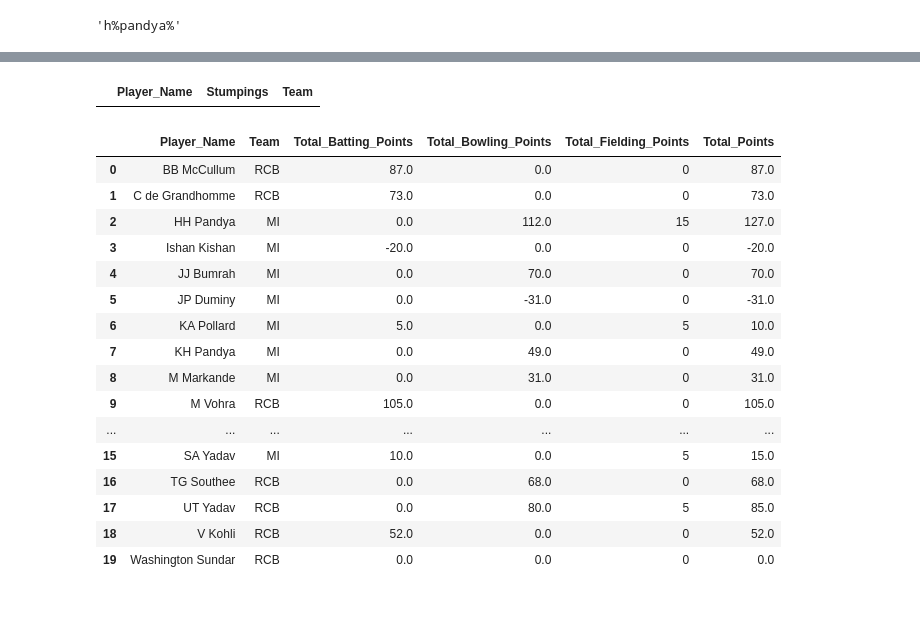
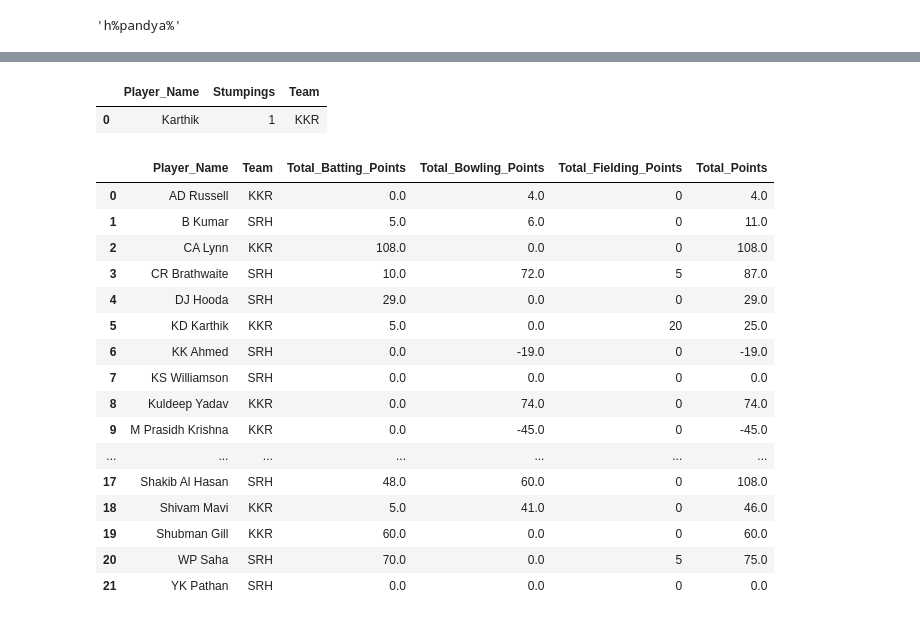
Before and after one commit to deepaksenthilkumar/cricinfo, a Jupyter notebook: Cricinfo.ipynb, the cells around one changed output, grey strips where cells are left out. Saved outputs shown, nothing was run; the diff lists cells and outputs as text; code cells hidden in the pictures.

```diff
--- a/Cricinfo.ipynb
+++ b/Cricinfo.ipynb
@@ -2,11 +2,12 @@
 import xlsxwriter
 import urllib
 from bs4 import BeautifulSoup
-match_link="http://www.espncricinfo.com/series/8048/scorecard/1136591/royal-challengers-bangalore-vs-mumbai-indians-31st-match-ipl"
 #Ensure you update this
-match_no=31
-innings=['RCB','MI']
-man_of_the_match="%Watson%"
-winning_team="MI"
+
+match_link="http://www.espncricinfo.com/series/8048/scorecard/1136619/kolkata-knight-riders-vs-sunrisers-hyderabad-qualifier-2-ipl"
+match_no=59
+innings=['SRH','KKR']
+man_of_the_match="%R%Khan%"
+winning_team="SRH"
 #duck_out_in0ball_players_list=[""]
 #not_out_in_0_players_list=[""]
@@ -111,7 +114,7 @@ final_batting_scorecard.loc[final_batting_scorecard['R'] >=15, 'runs_points'] =f
 
 final_batting_scorecard['runs_bonus_points']=0
 final_batting_scorecard.loc[final_batting_scorecard['R'] >=50, 'runs_bonus_points'] = 25
-final_batting_scorecard.loc[final_batting_scorecard['R'] >=100, 'runs_bonus_points'] = 50
+final_batting_scorecard.loc[final_batting_scorecard['R'] >=100, 'runs_bonus_points'] = 75
 final_batting_scorecard.loc[operator.and_(final_batting_scorecard['R']==0, final_batting_scorecard['is_out']!='N'), 'runs_bonus_points'] =-20
 final_batting_scorecard['sr_points']=0
 final_batting_scorecard.loc[operator.and_(operator.and_(operator.or_(final_batting_scorecard['R'] >=15, final_batting_scorecard['B'] >=15),final_batting_scorecard['SR']>=50 ),final_batting_scorecard['SR']<75), 'sr_points'] =-20
@@ -249,7 +254,7 @@ final_bowling_scorecard.loc[final_bowling_scorecard['W'] >=5,'wicket_bonus_point
 final_bowling_scorecard.loc[final_bowling_scorecard['W'] >=5,'wicket_bonus_points'] = 75
 final_bowling_scorecard['maiden_points']=final_bowling_scorecard['M']*25
 final_bowling_scorecard['dot_ball_points']=0
-final_bowling_scorecard['dot_ball_points']=4*(final_bowling_scorecard['0s']-final_bowling_scorecard['4s']-final_bowling_scorecard['6s']*1.5)
+final_bowling_scorecard['dot_ball_points']=4*(final_bowling_scorecard['0s']-final_bowling_scorecard['4s']-1.5*final_bowling_scorecard['6s'])
 
 final_bowling_scorecard['econ_points']=0
 final_bowling_scorecard.loc[operator.and_(operator.and_(final_bowling_scorecard['O'] >=2,final_bowling_scorecard['Econ']>0 ),final_bowling_scorecard['Econ']<=4), 'econ_points'] =25
@@ -451,7 +457,7 @@ def extract_player_name(player_name):
             player_name_final="h%pandya%"
         elif("%k%pandya%" in player_name_final.lower()):
             player_name_final="k%pandya%"
-    player_name_final=player_name_final.lower().replace("(","").replace(")","")
+    player_name_final=player_name_final.lower().replace("sub(","").replace("(","").replace(")","")
     return player_name_final
 # %%
 extract_player_name('Hardik Pandya')
@@ -559,6 +571,7 @@ stumpings_scorecard.rename(columns = {'stumpings_list':'Player_Name'}, inplace =
 stumpings_scorecard
 # %% [output]
 |  | Player_Name | Stumpings | Team |
+| 0 | Karthik | 1 | KKR |
 # %%
 for indexs, rows in stumpings_scorecard.iterrows():
     player_name_final=extract_player_name(str(rows["Player_Name"]))
@@ -628,7 +642,7 @@ for index, row in result2.iterrows():
 
     player_name=row["Player_Name"]
     for indexc, rowc in catch_scorecard.iterrows():
-        pattern=extract_player_name(rowc["Player_Name"]).replace("%",".").replace("h.pandya.","hh.pandya.")
+        pattern=extract_player_name(rowc["Player_Name"]).replace("%",".").replace("h.pandya.","hh.pandya.").replace("k.pandya.","kh.pandya.")
         compiled = re.compile(pattern)
         ms = compiled.search(player_name.lower()+" ")
         try:
@@ -639,7 +653,7 @@ for index, row in result2.iterrows():
             pass
 
     for indexdr, rowdr in direct_run_out_scorecard.iterrows():
-        pattern=extract_player_name(rowdr["Player_Name"]).replace("%",".").replace("h.pandya.","hh.pandya.")
+        pattern=extract_player_name(rowdr["Player_Name"]).replace("%",".").replace("h.pandya.","hh.pandya.").replace("k.pandya.","kh.pandya.")
         #print("pattern:::"+pattern)
         compiled = re.compile(pattern)
         ms = compiled.search(player_name.lower()+" ")
@@ -653,7 +667,7 @@ for index, row in result2.iterrows():
 
 
     for indexpr, rowpr in part_of_run_out_scorecard.iterrows():
-        pattern=extract_player_name(rowpr["Player_Name"]).replace("%",".").replace("h.pandya.","hh.pandya.")
+        pattern=extract_player_name(rowpr["Player_Name"]).replace("%",".").replace("h.pandya.","hh.pandya.").replace("k.pandya.","kh.pandya.")
         compiled = re.compile(pattern)
         ms = compiled.search(player_name.lower()+" ")
         try:
@@ -665,54 +679,54 @@ for index, row in result2.iterrows():
 
 
     for indexs, rows in stumpings_scorecard.iterrows():
-        pattern=extract_player_name(rows["Player_Name"]).replace("%",".").replace("h.pandya.","hh.pandya.")
+        pattern=extract_player_name(rows["Player_Name"]).replace("%",".").replace("h.pandya.","hh.pandya.").replace("k.pandya.","kh.pandya.")
         compiled = re.compile(pattern)
         ms = compiled.search(player_name.lower()+" ")
         try:
             if(ms.string!=''):
                 row["stumpings_points"]=rows["Stumpings"]*10
                 break
         except:
             pass
 
     row["Total_Batting_Points"]=row["total_batting_points"]
     row["Total_Bowling_Points"]=row["total_bowling_points"]
 
     row["Total_Fielding_Points"]=row["stumpings_points"]+row["part_of_run_out_points"]+row["direct_run_out_points"]+row["catches_points"]
     row["Total_Points"]=row["total_batting_points"]+row["total_bowling_points"]+row["Total_Fielding_Points"]
 
     result2_rows_list.append(row)
 result3 = pd.DataFrame(result2_rows_list)
 del result3['Team_BAT']
 del result3['Team_BOWL']
 del result3['stumpings_points']
 del result3['part_of_run_out_points']
 del result3['direct_run_out_points']
 del result3['catches_points']
 del result3['total_bat_bowl_points']
 del result3['total_batting_points']
 del result3['total_bowling_points']
 
 
 result3
 # %% [output]
 |  | Player_Name | Team | Total_Batting_Points | Total_Bowling_Points | Total_Fielding_Points | Total_Points |
-| 0 | BB McCullum | RCB | 87.0 | 0.0 | 0 | 87.0 |
-| 1 | C de Grandhomme | RCB | 73.0 | 0.0 | 0 | 73.0 |
-| 2 | HH Pandya | MI | 0.0 | 112.0 | 15 | 127.0 |
-| 3 | Ishan Kishan | MI | -20.0 | 0.0 | 0 | -20.0 |
-| 4 | JJ Bumrah | MI | 0.0 | 70.0 | 0 | 70.0 |
-| 5 | JP Duminy | MI | 0.0 | -31.0 | 0 | -31.0 |
-| 6 | KA Pollard | MI | 5.0 | 0.0 | 5 | 10.0 |
-| 7 | KH Pandya | MI | 0.0 | 49.0 | 0 | 49.0 |
-| 8 | M Markande | MI | 0.0 | 31.0 | 0 | 31.0 |
-| 9 | M Vohra | RCB | 105.0 | 0.0 | 0 | 105.0 |
+| 0 | AD Russell | KKR | 0.0 | 4.0 | 0 | 4.0 |
+| 1 | B Kumar | SRH | 5.0 | 6.0 | 0 | 11.0 |
+| 2 | CA Lynn | KKR | 108.0 | 0.0 | 0 | 108.0 |
+| 3 | CR Brathwaite | SRH | 10.0 | 72.0 | 5 | 87.0 |
+| 4 | DJ Hooda | SRH | 29.0 | 0.0 | 0 | 29.0 |
+| 5 | KD Karthik | KKR | 5.0 | 0.0 | 20 | 25.0 |
+| 6 | KK Ahmed | SRH | 0.0 | -19.0 | 0 | -19.0 |
+| 7 | KS Williamson | SRH | 0.0 | 0.0 | 0 | 0.0 |
+| 8 | Kuldeep Yadav | KKR | 0.0 | 74.0 | 0 | 74.0 |
+| 9 | M Prasidh Krishna | KKR | 0.0 | -45.0 | 0 | -45.0 |
 | ... | ... | ... | ... | ... | ... | ... |
-| 15 | SA Yadav | MI | 10.0 | 0.0 | 5 | 15.0 |
-| 16 | TG Southee | RCB | 0.0 | 68.0 | 0 | 68.0 |
-| 17 | UT Yadav | RCB | 0.0 | 80.0 | 5 | 85.0 |
-| 18 | V Kohli | RCB | 52.0 | 0.0 | 0 | 52.0 |
-| 19 | Washington Sundar | RCB | 0.0 | 0.0 | 0 | 0.0 |
+| 17 | Shakib Al Hasan | SRH | 48.0 | 60.0 | 0 | 108.0 |
+| 18 | Shivam Mavi | KKR | 5.0 | 41.0 | 0 | 46.0 |
+| 19 | Shubman Gill | KKR | 60.0 | 0.0 | 0 | 60.0 |
+| 20 | WP Saha | SRH | 70.0 | 0.0 | 5 | 75.0 |
+| 21 | YK Pathan | SRH | 0.0 | 0.0 | 0 | 0.0 |
 # %%
 teams_list=teams.split("\t")
 teams_list_len=len(teams_list)-1
```
Also changed, not shown: parts of 17 cells of this notebook.
